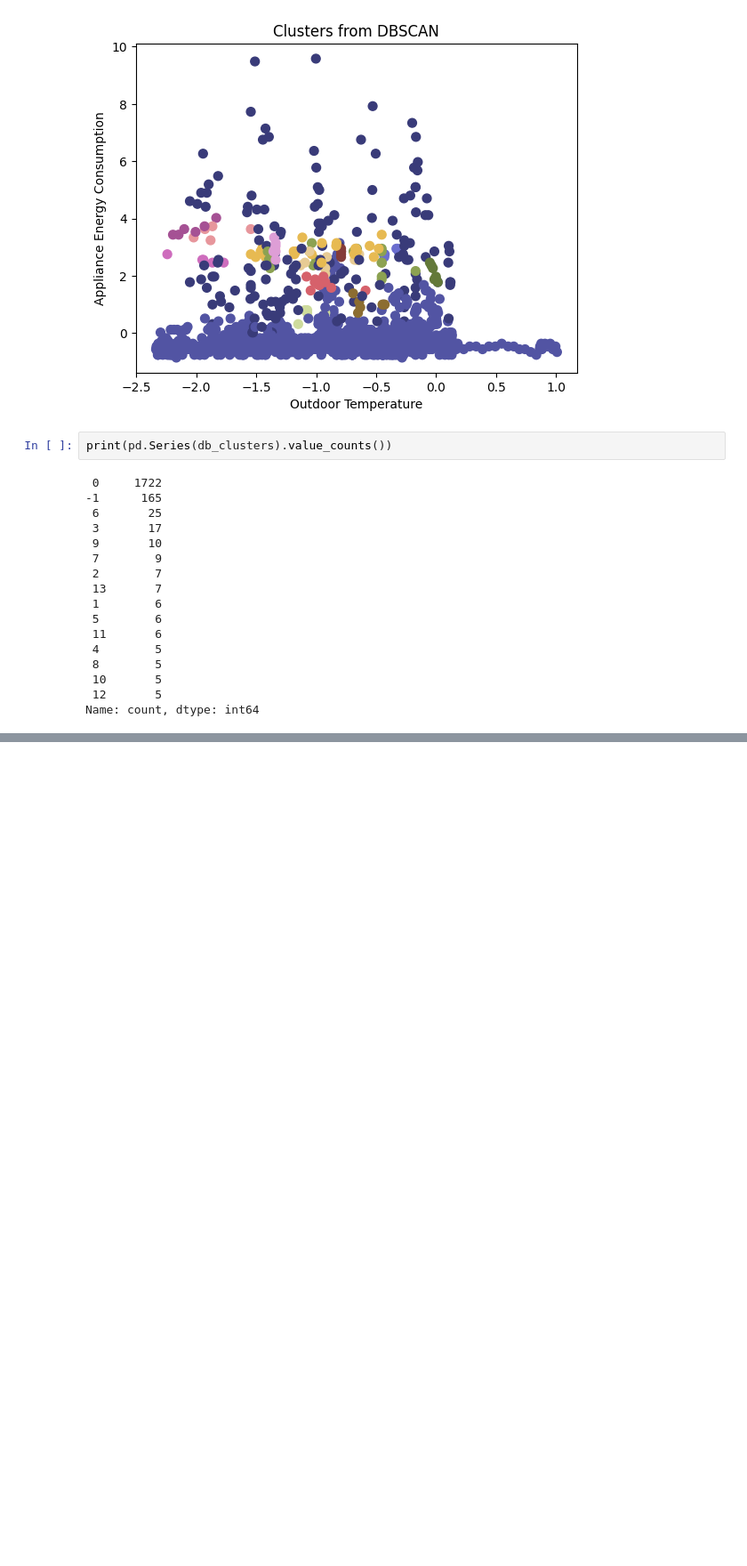
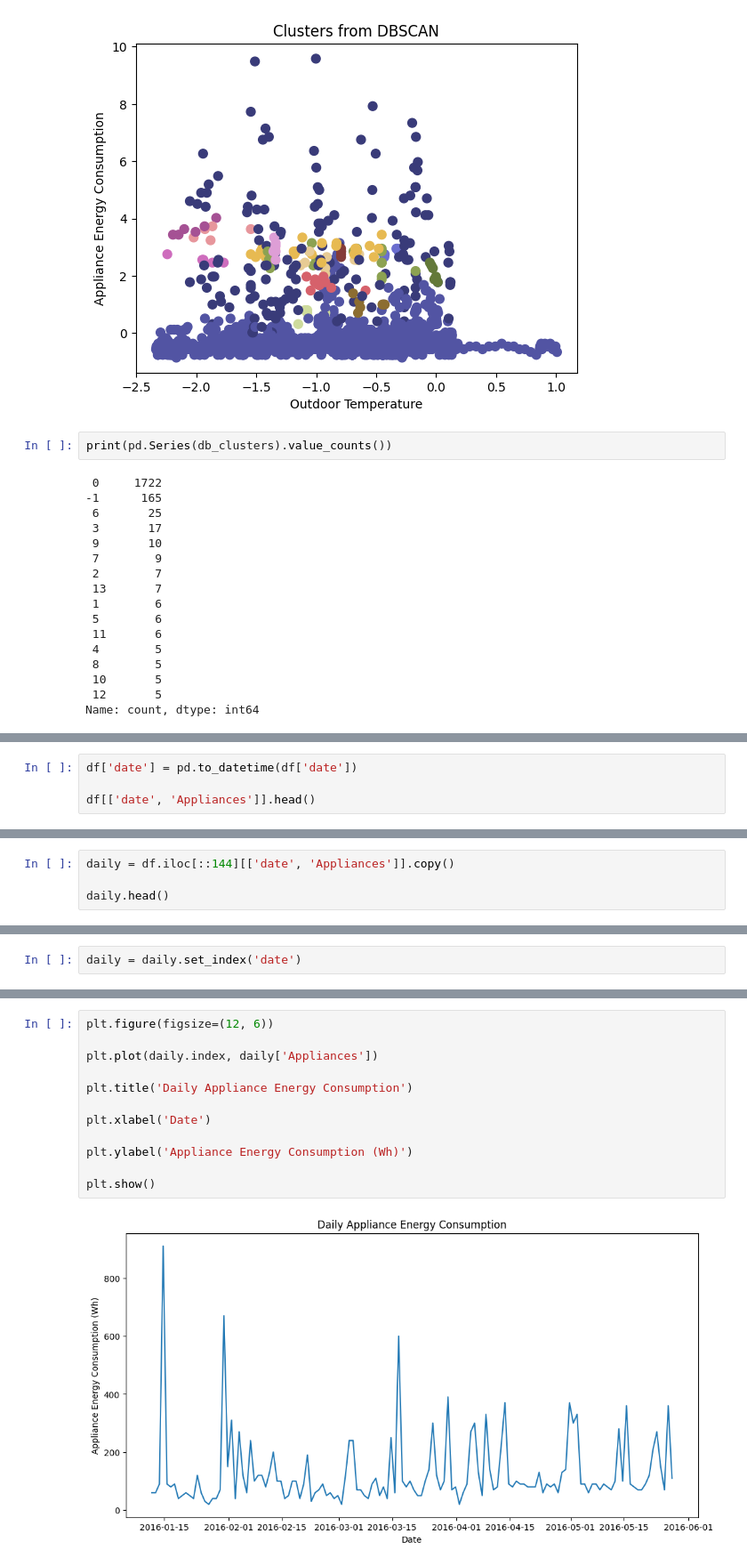
Before and after one commit to pericles-1995/CA1-2026193, a Jupyter notebook: CA2 ML.ipynb, the cells around one changed output, grey strips where cells are left out. Shown at 89% size. Cells and saved outputs as stored; diff of their text form; blank space fills up the shorter version.

```diff
--- a/CA2 ML.ipynb
+++ b/CA2 ML.ipynb
@@ -357,0 +487,4 @@ Name: count, dtype: int64
+# %%
+df['date'] = pd.to_datetime(df['date'])
+
+df[['date', 'Appliances']].head()
@@ -357,0 +498,4 @@ Name: count, dtype: int64
+# %%
+daily = df.iloc[::144][['date', 'Appliances']].copy()
+
+daily.head()
@@ -357,0 +509,2 @@ Name: count, dtype: int64
+# %%
+daily = daily.set_index('date')
@@ -357,0 +542,14 @@ Name: count, dtype: int64
+# %%
+plt.figure(figsize=(12, 6))
+
+plt.plot(daily.index, daily['Appliances'])
+
+plt.title('Daily Appliance Energy Consumption')
+
+plt.xlabel('Date')
+
+plt.ylabel('Appliance Energy Consumption (Wh)')
+
+plt.show()
+# %% [output]
+[figure, added]
```
Also changed, not shown: parts of 24 cells of this notebook.
